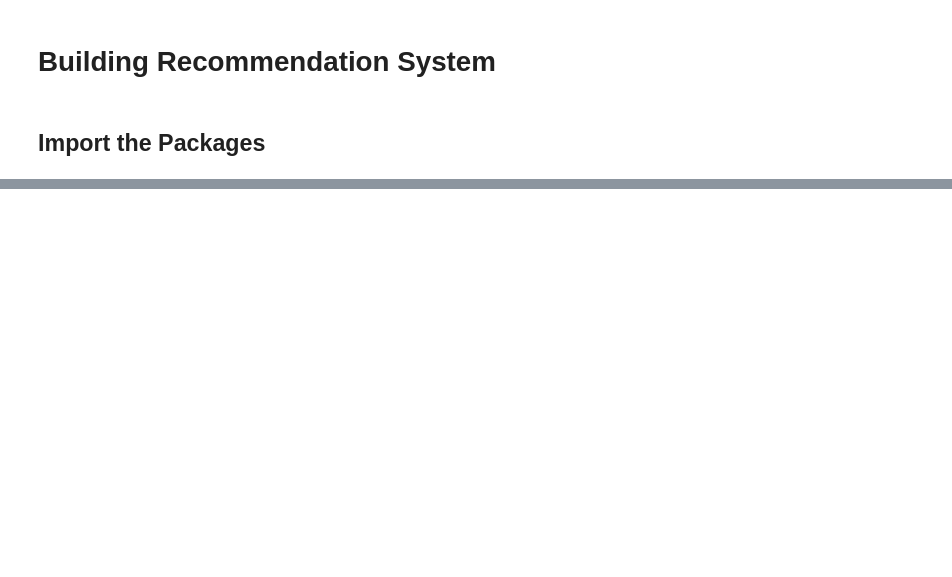
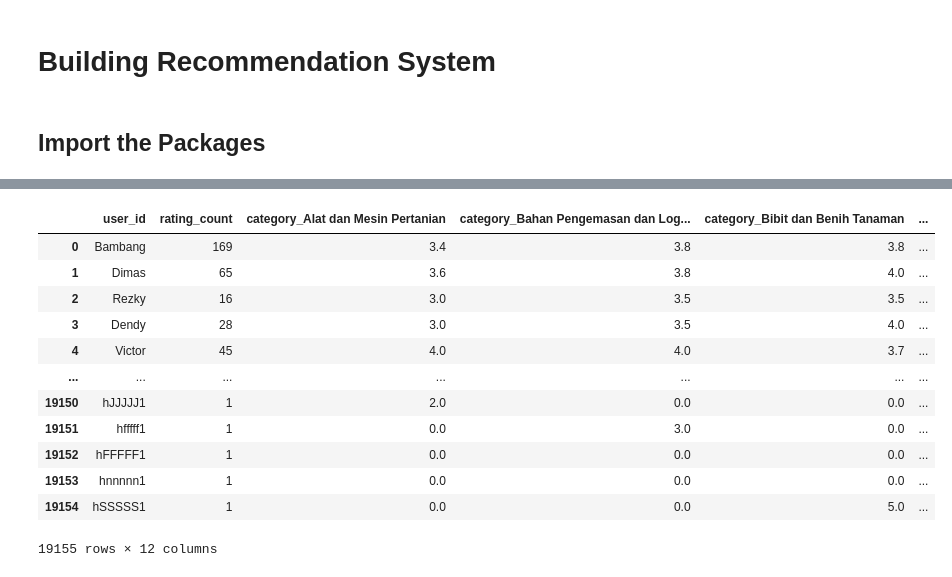
Before and after one commit to AgreaseOnGit/recommender-system, a Jupyter notebook: Recom System.ipynb, the cells around one changed output, grey strips where cells are left out. Drawn from its saved outputs; the diff is of its cells as text; code cells hidden in the pictures; blank space fills up the shorter version.

```diff
--- a/Recom System.ipynb
+++ b/Recom System.ipynb
@@ -235,0 +64,65 @@ Bumbu Rempah Asli Daribumi - Ketumbar Bubuk: Predicted Rating 4.77
+# %%
+# get unique users_id
+users_id = data.user_id.unique()
+
+# # get data where user_id = 1
+# user1 = data[data.user_id == 1]
+
+# # multiply rating to each category
+# category = user1.iloc[:, 3:].multiply(user1['rating'], axis=0)
+
+# # sum each category
+# category_sum = category.sum(axis=0)
+
+# # count value that is not zero
+# category_not_zero = category[category != 0]
+
+# # calculate average rating
+# category_avg = category_sum / category_not_zero.count()
+
+# # transform it to dataframe
+# category_avg = category_avg.to_frame().T
+
+# # count rating
+# rating_count = user1.shape[0]
+
+# # make a new dataframe
+# user1_new = pd.DataFrame({'user_id': [1], 'rating_count': [rating_count]})
+
+# # merge the data
+# user1_new = pd.concat([user1_new, category_avg], axis=1)
+# user1_new.fillna(0, inplace=True)
+# user1_new
+# Repeat the process for each user_id
+user_profiles = []
+
+for user in users_id:
+    user_data = data[data.user_id == user]
+    category = user_data.iloc[:, 3:].multiply(user_data['rating'], axis=0)
+    category_sum = category.sum(axis=0)
+    category_not_zero = category[category != 0]
+    category_avg = category_sum / category_not_zero.count()
+    category_avg = category_avg.to_frame().T
+    rating_count = user_data.shape[0]
+    user_new = pd.DataFrame({'user_id': [user], 'rating_count': [rating_count]})
+    user_new = pd.concat([user_new, category_avg], axis=1)
+    user_new.fillna(0, inplace=True)
+    user_profiles.append(user_new)
+
+# Concatenate all user profiles into a single DataFrame
+user_profiles_df = pd.concat(user_profiles, ignore_index=True)
+user_profiles_df
+# %% [output]
+|  | user_id | rating_count | category_Alat dan Mesin Pertanian | category_Bahan Pengemasan dan Log... | category_Bibit dan Benih Tanaman | ... |
+| 0 | Bambang | 169 | 3.4 | 3.8 | 3.8 | ... |
+| 1 | Dimas | 65 | 3.6 | 3.8 | 4.0 | ... |
+| 2 | Rezky | 16 | 3.0 | 3.5 | 3.5 | ... |
+| 3 | Dendy | 28 | 3.0 | 3.5 | 4.0 | ... |
+| 4 | Victor | 45 | 4.0 | 4.0 | 3.7 | ... |
+| ... | ... | ... | ... | ... | ... | ... |
+| 19150 | hJJJJJ1 | 1 | 2.0 | 0.0 | 0.0 | ... |
+| 19151 | hfffff1 | 1 | 0.0 | 3.0 | 0.0 | ... |
+| 19152 | hFFFFF1 | 1 | 0.0 | 0.0 | 0.0 | ... |
+| 19153 | hnnnnn1 | 1 | 0.0 | 0.0 | 0.0 | ... |
+| 19154 | hSSSSS1 | 1 | 0.0 | 0.0 | 5.0 | ... |
+19155 rows × 12 columns
```
Also changed, not shown: parts of 27 cells of this notebook, 17 other files.
